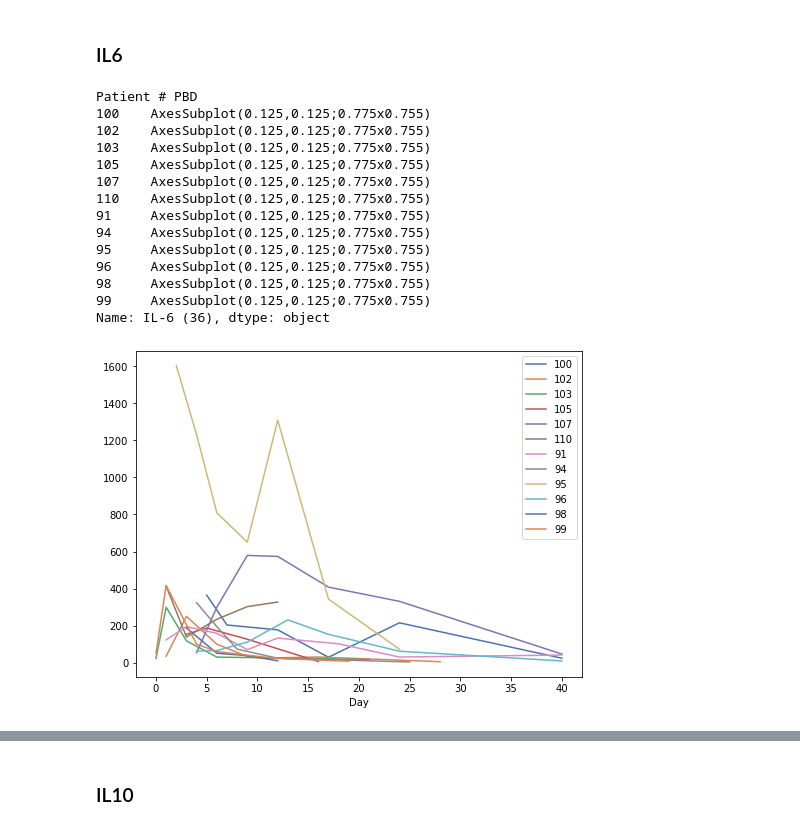
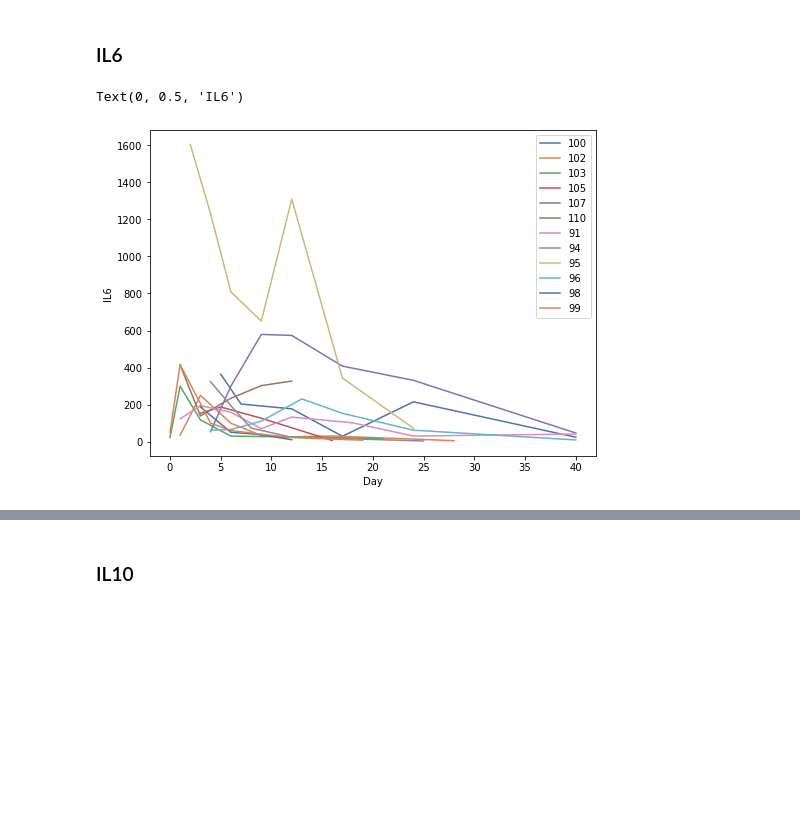
Before and after one commit to UvaCsl/immune-burn, a Jupyter notebook: notebooks/HIIS-CS.ipynb, the cells around one changed output, grey strips where cells are left out. Saved outputs shown, nothing was run; the diff lists cells and outputs as text; code cells hidden in the pictures; blank space fills up the shorter version.

```diff
--- a/notebooks/HIIS-CS.ipynb
+++ b/notebooks/HIIS-CS.ipynb
@@ -274,24 +306,12 @@ df_clean = df_clean[~df_clean['Patient # PBD'].isin(['standard', 'V2', 'V4', 'V1
 # %%
 fig, ax = plt.subplots(figsize=(8, 6))
 df_ = df_clean[['IL-6 (36)', 'Day', 'Patient # PBD']]
 df_.set_index('Day', inplace=True)
 df_.groupby('Patient # PBD')['IL-6 (36)'].plot(ax=ax, legend=True)
+plt.ylabel("IL6")
 # %% [output]
-Patient # PBD
-100    AxesSubplot(0.125,0.125;0.775x0.755)
-102    AxesSubplot(0.125,0.125;0.775x0.755)
-103    AxesSubplot(0.125,0.125;0.775x0.755)
-105    AxesSubplot(0.125,0.125;0.775x0.755)
-107    AxesSubplot(0.125,0.125;0.775x0.755)
-110    AxesSubplot(0.125,0.125;0.775x0.755)
-91     AxesSubplot(0.125,0.125;0.775x0.755)
-94     AxesSubplot(0.125,0.125;0.775x0.755)
-95     AxesSubplot(0.125,0.125;0.775x0.755)
-96     AxesSubplot(0.125,0.125;0.775x0.755)
-98     AxesSubplot(0.125,0.125;0.775x0.755)
-99     AxesSubplot(0.125,0.125;0.775x0.755)
-Name: IL-6 (36), dtype: object
+Text(0, 0.5, 'IL6')
-[figure, old version]
+[figure, new version]
 # %%
 df_IL6 = cyto.get_med_mad('IL-6 (36)', df_clean, params_mw, to_calculate = ['median', 'mad'])
 df_IL6.head()
```
Also changed, not shown: parts of 14 cells of this notebook, 6 other files.
